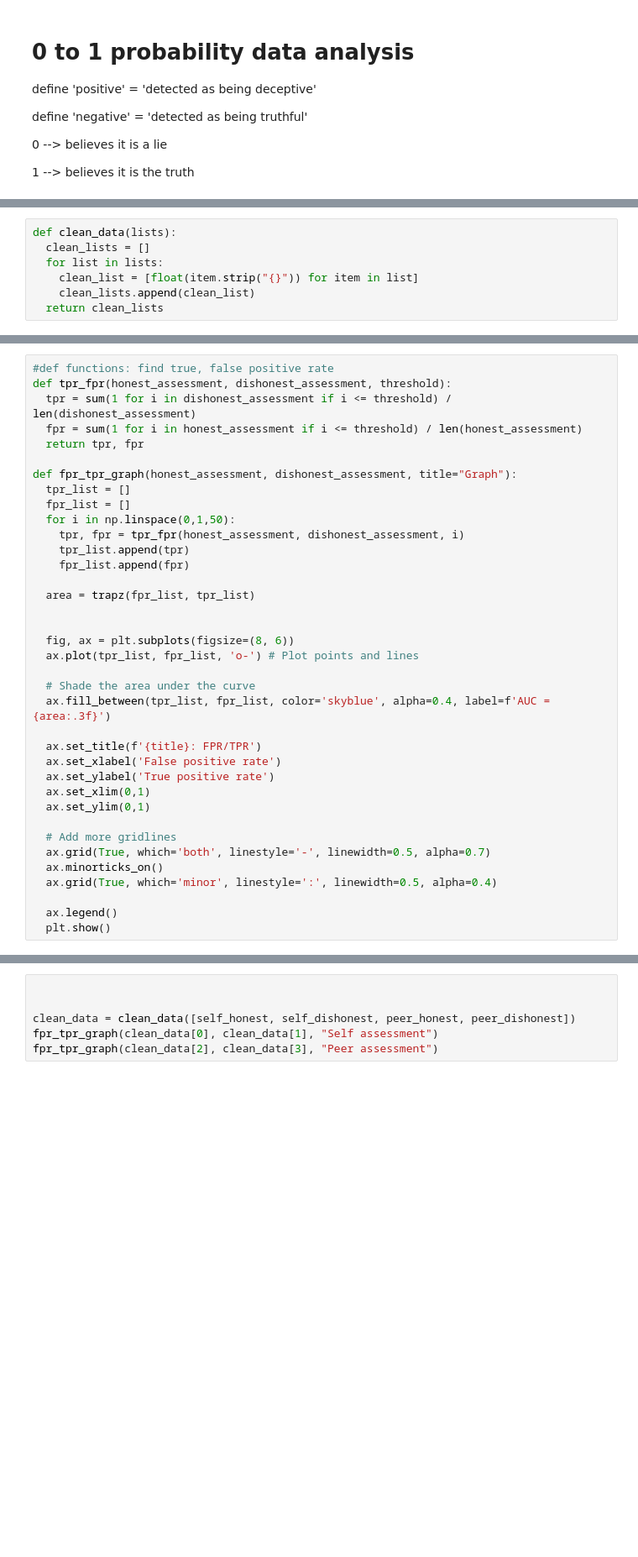
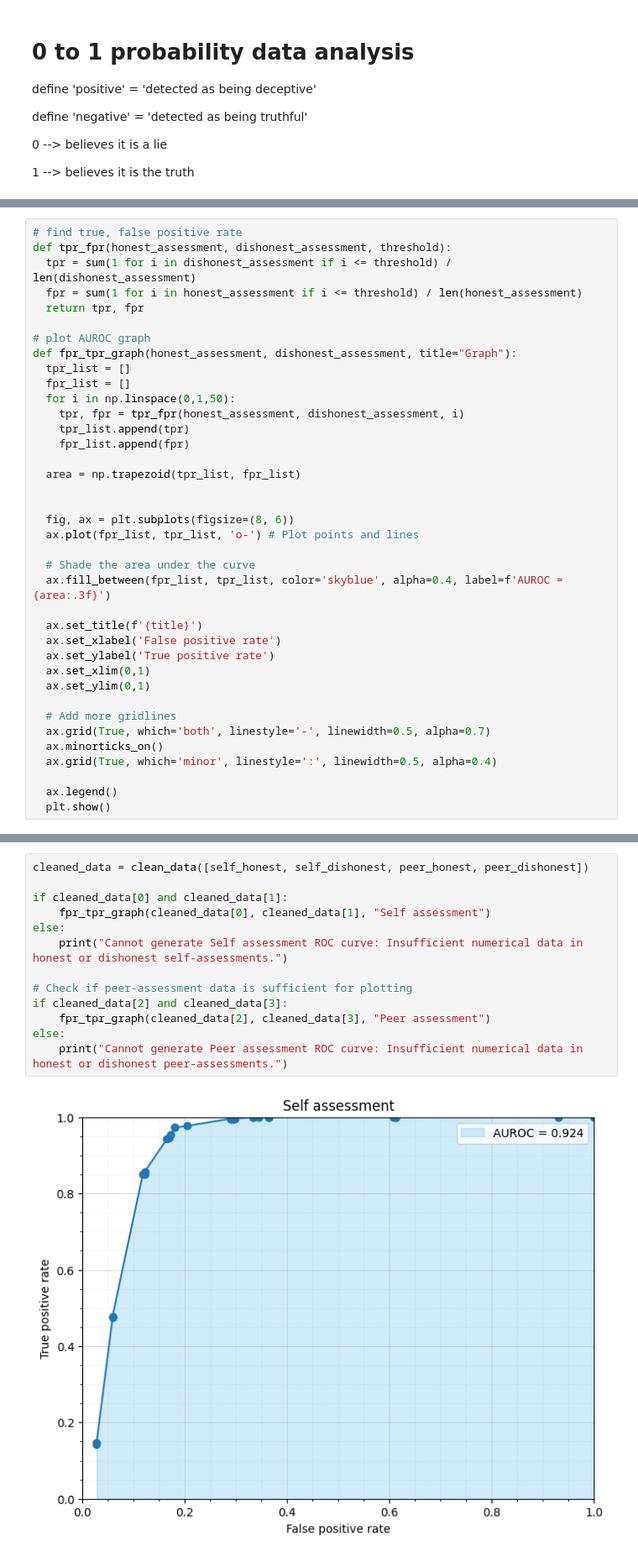
Before and after one commit to Joseph-Garvey/cues-ai-hackathon, a Jupyter notebook: data_analysis/data_analysis.ipynb, the cells around one changed output, grey strips where cells are left out. Shown at 84% size. Saved outputs shown, nothing was run; the diff lists cells and outputs as text; blank space fills up the shorter version.

```diff
--- a/data_analysis/data_analysis.ipynb
+++ b/data_analysis/data_analysis.ipynb
@@ -84,7 +85,0 @@ import numpy as np
-# %%
-def clean_data(lists):
-  clean_lists = []
-  for list in lists:
-    clean_list = [float(item.strip("{}")) for item in list]
-    clean_lists.append(clean_list)
-  return clean_lists
@@ -91,10 +141,11 @@ def clean_data(lists):
 # %%
-#def functions: find true, false positive rate
+# find true, false positive rate
 def tpr_fpr(honest_assessment, dishonest_assessment, threshold):
   tpr = sum(1 for i in dishonest_assessment if i <= threshold) / len(dishonest_assessment)
   fpr = sum(1 for i in honest_assessment if i <= threshold) / len(honest_assessment)
   return tpr, fpr
 
+# plot AUROC graph
 def fpr_tpr_graph(honest_assessment, dishonest_assessment, title="Graph"):
   tpr_list = []
   fpr_list = []
@@ -103,16 +154,16 @@ def fpr_tpr_graph(honest_assessment, dishonest_assessment, title="Graph"):
     tpr_list.append(tpr)
     fpr_list.append(fpr)
 
-  area = trapz(fpr_list, tpr_list)
+  area = np.trapezoid(tpr_list, fpr_list)
 
 
   fig, ax = plt.subplots(figsize=(8, 6))
-  ax.plot(tpr_list, fpr_list, 'o-') # Plot points and lines
+  ax.plot(fpr_list, tpr_list, 'o-') # Plot points and lines
 
   # Shade the area under the curve
-  ax.fill_between(tpr_list, fpr_list, color='skyblue', alpha=0.4, label=f'AUC = {area:.3f}')
+  ax.fill_between(fpr_list, tpr_list, color='skyblue', alpha=0.4, label=f'AUROC = {area:.3f}')
 
-  ax.set_title(f'{title}: FPR/TPR')
+  ax.set_title(f'{title}')
   ax.set_xlabel('False positive rate')
   ax.set_ylabel('True positive rate')
   ax.set_xlim(0,1)
@@ -132,6 +179,15 @@ fpr_tpr_graph(array1, array2)
-# %%
-
-
-clean_data = clean_data([self_honest, self_dishonest, peer_honest, peer_dishonest])
-fpr_tpr_graph(clean_data[0], clean_data[1], "Self assessment")
-fpr_tpr_graph(clean_data[2], clean_data[3], "Peer assessment")
+# %%
+cleaned_data = clean_data([self_honest, self_dishonest, peer_honest, peer_dishonest])
+
+if cleaned_data[0] and cleaned_data[1]:
+    fpr_tpr_graph(cleaned_data[0], cleaned_data[1], "Self assessment")
+else:
+    print("Cannot generate Self assessment ROC curve: Insufficient numerical data in honest or dishonest self-assessments.")
+
+# Check if peer-assessment data is sufficient for plotting
+if cleaned_data[2] and cleaned_data[3]:
+    fpr_tpr_graph(cleaned_data[2], cleaned_data[3], "Peer assessment")
+else:
+    print("Cannot generate Peer assessment ROC curve: Insufficient numerical data in honest or dishonest peer-assessments.")
+# %% [output]
+[figure, added]
```
Also changed, not shown: parts of 8 cells of this notebook.
